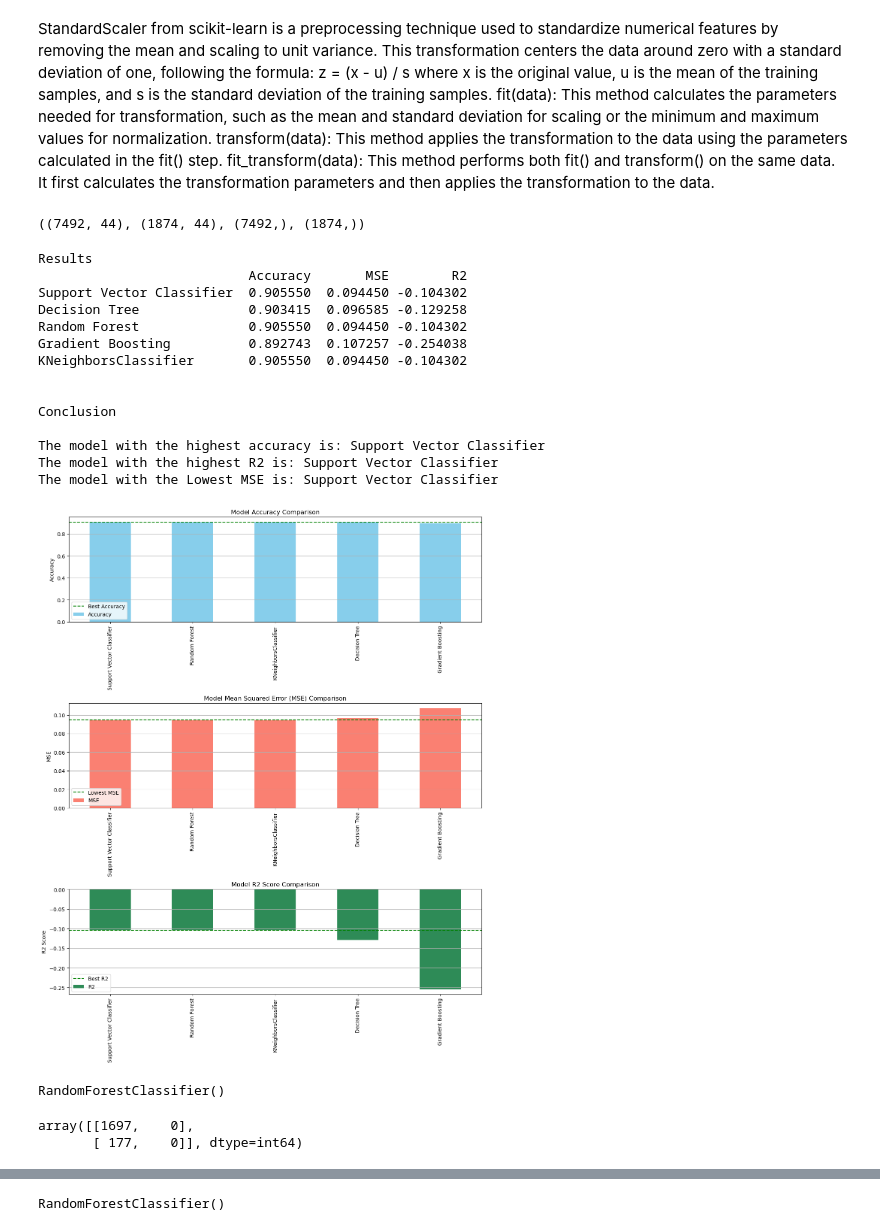
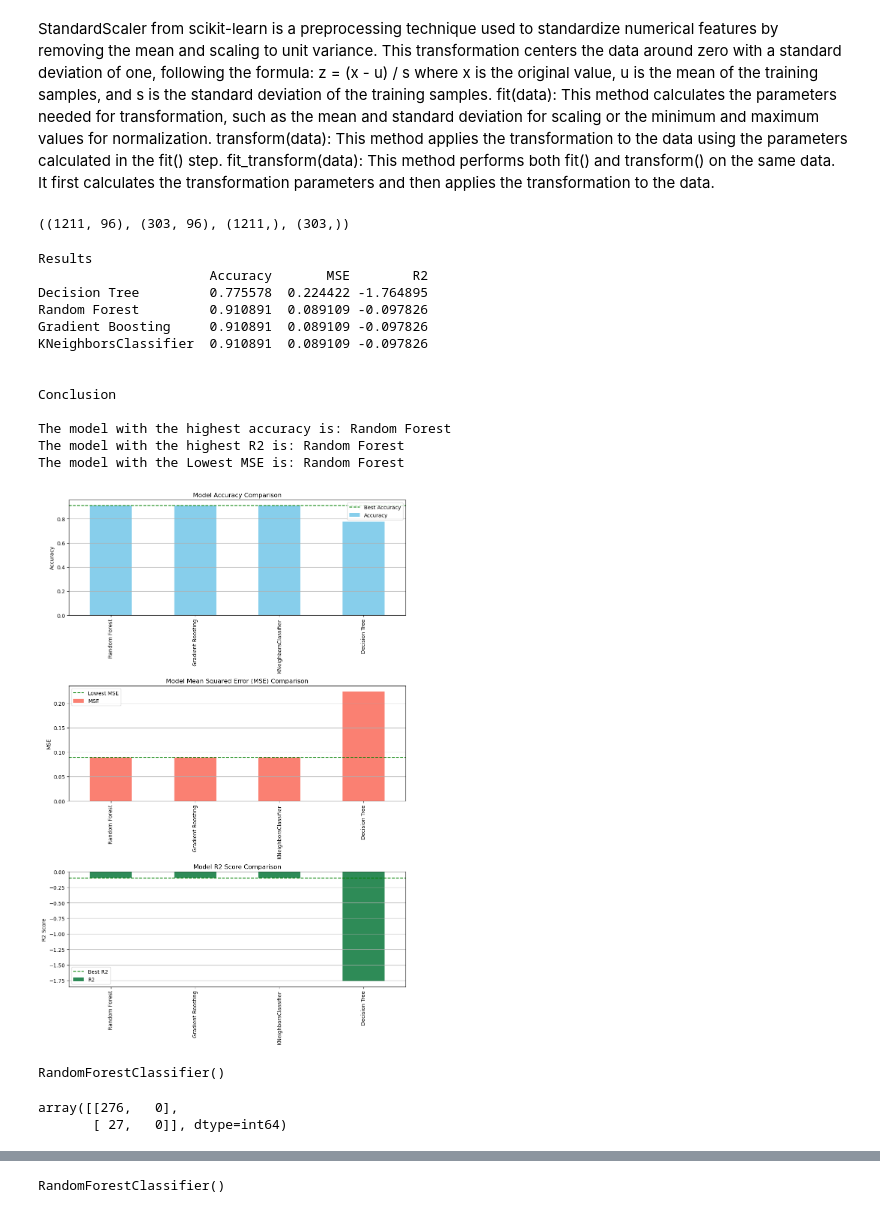
Before and after one commit to deedeese/Hospital-Readmission-of-Diabetic-Patients, a Jupyter notebook: Model Training and Fitting.ipynb, the cells around one changed output, grey strips where cells are left out. Drawn from its saved outputs; the diff is of its cells as text; code cells hidden in the pictures.

```diff
--- a/Model Training and Fitting.ipynb
+++ b/Model Training and Fitting.ipynb
@@ -37,4 +35,4 @@ warnings.filterwarnings("ignore")
 # %% [markdown]
 ### Model Fitting
 # %%
-df_model = pd.read_csv('diabetic_data_cleaned.csv')
+df_model = pd.read_csv('diabetic_data_cleanedOH.csv')
@@ -73,7 +71,7 @@ X_test_scaled = pd.DataFrame(SC.transform(X_test),columns=X_test.columns)
 # %%
 X_train.shape,X_test.shape,y_train.shape,y_test.shape
 # %% [output]
-((7492, 44), (1874, 44), (7492,), (1874,))
+((1211, 96), (303, 96), (1211,), (303,))
 # %%
 # Train and evaluate each model
 results = {}
@@ -82,7 +80,6 @@ results = {}
 models = {
 
 
-    "Support Vector Classifier": SVC(),
     "Decision Tree": DecisionTreeClassifier(),
     "Random Forest": RandomForestClassifier(),
     "Gradient Boosting": GradientBoostingClassifier(),
@@ -137,47 +134,46 @@ print()
 print()
 
 # Plotting
-fig, axes = plt.subplots(3, 1, figsize=(12, 15))
+fig, axes = plt.subplots(3, 1, figsize=(10, 15))
 
 # Accuracy plot
 results_df.sort_values("Accuracy", ascending=False).plot(kind='bar', y='Accuracy', ax=axes[0], color='skyblue')
 axes[0].set_title('Model Accuracy Comparison')
 axes[0].set_ylabel('Accuracy')
 axes[0].grid(axis='y')
 axes[0].axhline(results[max_accuracy_model]['Accuracy'], color='green', linestyle='--', label='Best Accuracy')
 axes[0].legend()
 
 # MSE plot
 results_df.sort_values("MSE", ascending=True).plot(kind='bar', y='MSE', ax=axes[1], color='salmon')
 axes[1].set_title('Model Mean Squared Error (MSE) Comparison')
 axes[1].set_ylabel('MSE')
 axes[1].grid(axis='y')
 axes[1].axhline(results[min_MSE_model]['MSE'], color='green', linestyle='--', label='Lowest MSE')
 axes[1].legend()
 
 # R2 plot
 results_df.sort_values("R2", ascending=False).plot(kind='bar', y='R2', ax=axes[2], color='seagreen')
 axes[2].set_title('Model R2 Score Comparison')
 axes[2].set_ylabel('R2 Score')
 axes[2].grid(axis='y')
 axes[2].axhline(results[max_r2_model]['R2'], color='green', linestyle='--', label='Best R2')
 axes[2].legend()
 
 plt.tight_layout()
 plt.show()
 # %% [output]
 Results
-                           Accuracy       MSE        R2
-Support Vector Classifier  0.905550  0.094450 -0.104302
-Decision Tree              0.903415  0.096585 -0.129258
-Random Forest              0.905550  0.094450 -0.104302
-Gradient Boosting          0.892743  0.107257 -0.254038
-KNeighborsClassifier       0.905550  0.094450 -0.104302
+                      Accuracy       MSE        R2
+Decision Tree         0.775578  0.224422 -1.764895
+Random Forest         0.910891  0.089109 -0.097826
+Gradient Boosting     0.910891  0.089109 -0.097826
+KNeighborsClassifier  0.910891  0.089109 -0.097826
 
 
 Conclusion
 
-The model with the highest accuracy is: Support Vector Classifier
-The model with the highest R2 is: Support Vector Classifier
-The model with the Lowest MSE is: Support Vector Classifier
+The model with the highest accuracy is: Random Forest
+The model with the highest R2 is: Random Forest
+The model with the Lowest MSE is: Random Forest
-[figure, old version]
+[figure, new version]
@@ -192,8 +219,8 @@ y_pred = RF.predict(X_test)
 # %%
 confusion_matrix(y_test.astype(int), y_pred.astype(int))
 # %% [output]
-array([[1697,    0],
-       [ 177,    0]], dtype=int64)
+array([[276,   0],
+       [ 27,   0]], dtype=int64)
 # %%
 from sklearn.metrics import classification_report
 
```
Also changed, not shown: parts of 63 cells of this notebook, 2 other files.
